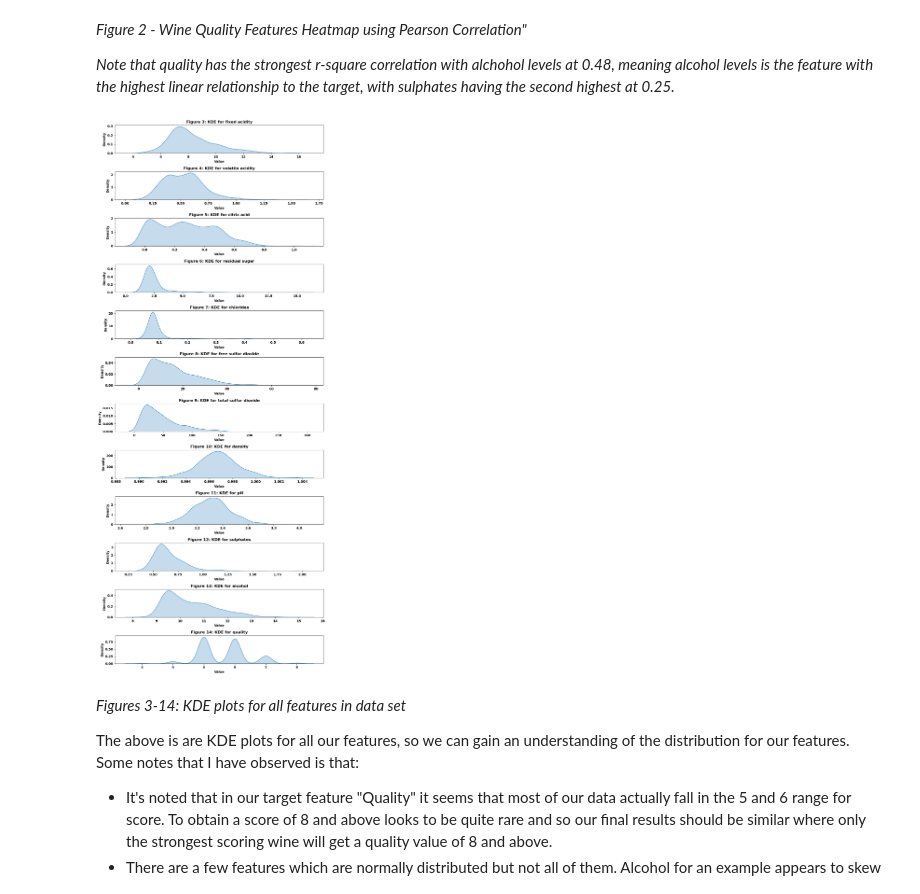
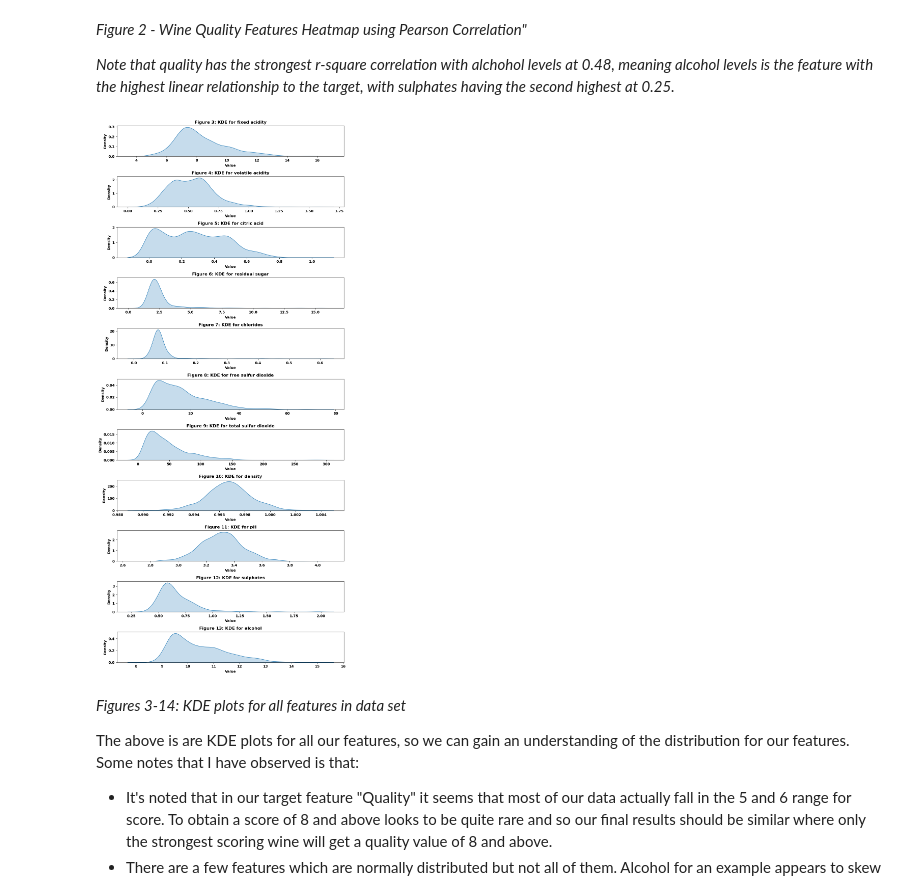
Before and after one commit to UBC-MDS/wine_quality_predictor_group1, a Jupyter notebook: notebooks/wine_predictor_analysis_report.ipynb, the cells around one changed output. Cells and saved outputs as stored; diff of their text form; code cells hidden in the pictures.

Commit message:
split data before EDA, performed EDA only on X_train

```diff
--- a/notebooks/wine_predictor_analysis_report.ipynb
+++ b/notebooks/wine_predictor_analysis_report.ipynb
@@ -160,20 +168,20 @@ _Figure 2 - Wine Quality Features Heatmap using Pearson Correlation"_
 
 _Note that quality has the strongest r-square correlation with alchohol levels at 0.48, meaning alcohol levels is the feature with the highest linear relationship to the target, with sulphates having the second highest at 0.25._
 # %%
-num_features = len(df.columns)
+num_features = len(X_train.columns)
 fig, axes = plt.subplots(nrows=num_features, ncols=1, figsize=(10, 2*num_features))
 
 # Iterate over each feature and plot in a subplot
-for i, column in enumerate(df.columns):
+for i, column in enumerate(X_train.columns):
     sns.kdeplot(df[column], ax=axes[i], fill=True)
     axes[i].set_title(f"Figure {i+3}: KDE for {column}")
     axes[i].set_xlabel("Value")
     axes[i].set_ylabel("Density")
 
 plt.tight_layout()
 plt.show()
 # %% [output]
-[figure, old version]
+[figure, new version]
 # %% [markdown]
 _Figures 3-14: KDE plots for all features in data set_
 
```
Also changed, not shown: parts of 12 cells of this notebook.
